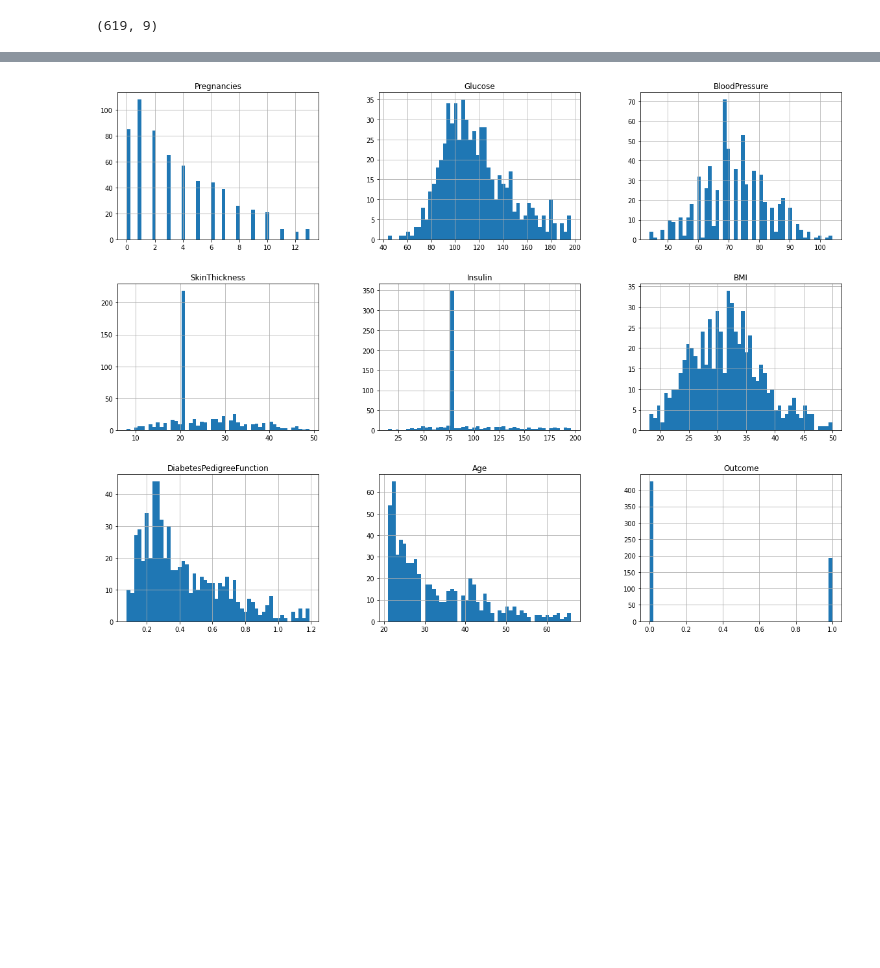
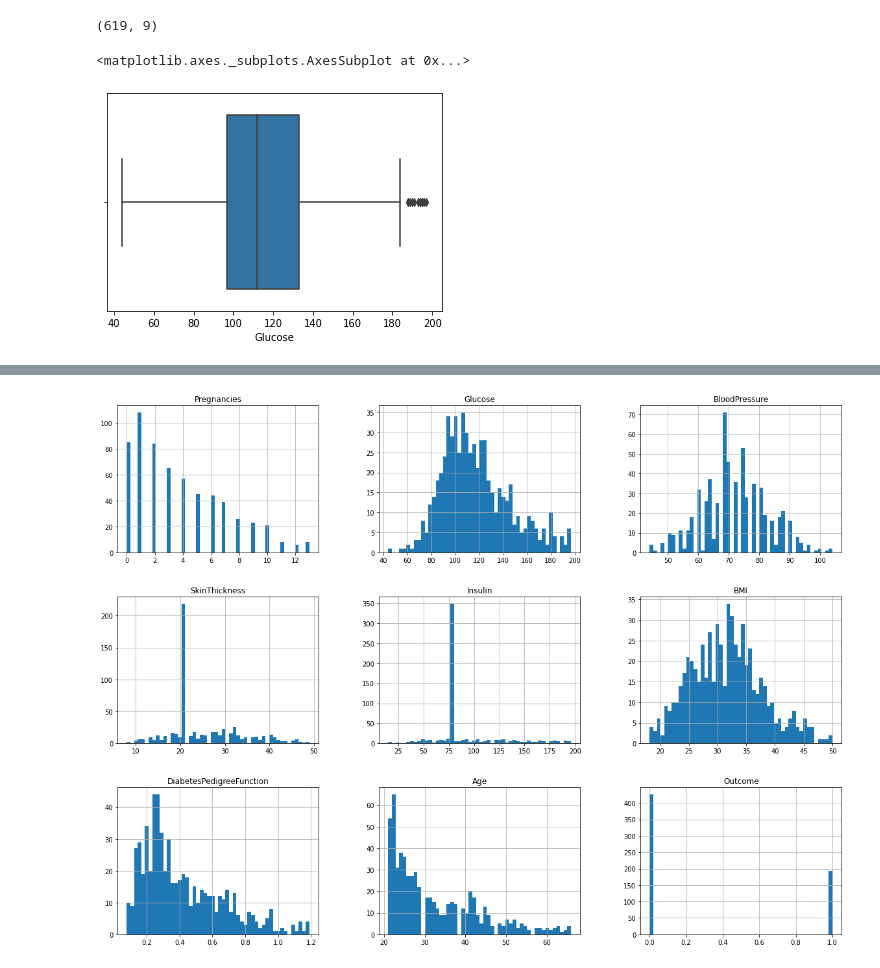
Before and after one commit to onedayxzn/Sistem-Pendeteksi-Dini-Diabetes, a Jupyter notebook: Model.ipynb, the cells around one changed output, grey strips where cells are left out. Drawn from its saved outputs; the diff is of its cells as text; code cells hidden in the pictures; blank space fills up the shorter version.

```diff
--- a/Model.ipynb
+++ b/Model.ipynb
@@ -190,3 +189,8 @@ df=df[~((df<(Q1-1.5*IQR))|(df>(Q3+1.5*IQR))).any(axis=1)]
 df.shape
 # %% [output]
 (619, 9)
+# %%
+sns.boxplot(x=df['Glucose'])
+# %% [output]
+<matplotlib.axes._subplots.AxesSubplot at 0x...>
+[figure, added]
```
Also changed, not shown: parts of 9 cells of this notebook.
